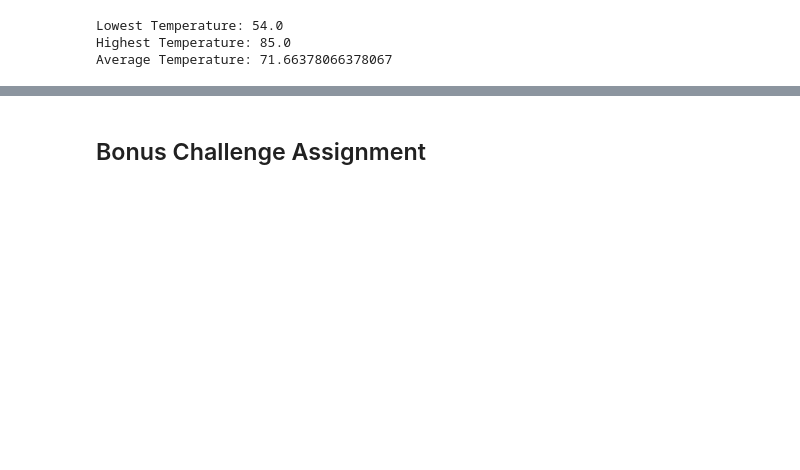
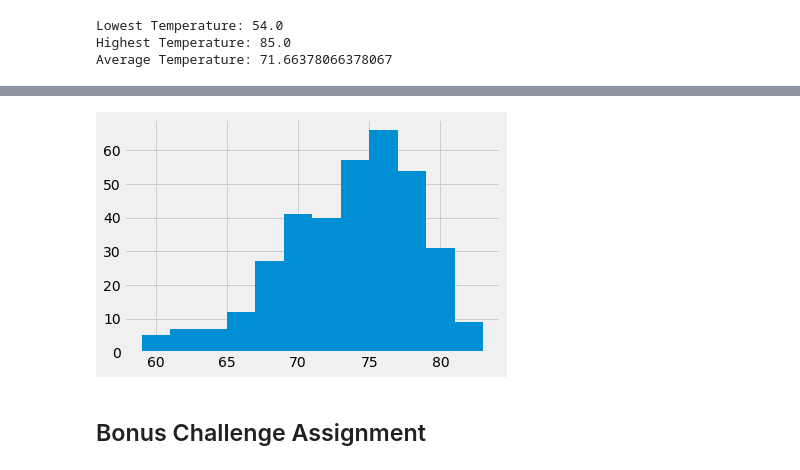
Before and after one commit to dianeyaneza/UWA-Data-Homework-SQLAlchemy-challenge, a Jupyter notebook: climate_starter.ipynb, the cells around one changed output, grey strips where cells are left out. Cells and saved outputs as stored; diff of their text form; code cells hidden in the pictures; blank space fills up the shorter version.

```diff
--- a/climate_starter.ipynb
+++ b/climate_starter.ipynb
@@ -170,3 +174,8 @@ print(f"Average Temperature: {average}")
 Lowest Temperature: 54.0
 Highest Temperature: 85.0
 Average Temperature: 71.66378066378067
+# %%
+# Choose the station with the highest number of temperature observations.
+# First, view all the stations total number of tobs
+tobs_recorded = session.query(Measurement.station, func.count(Measurement.tobs)).group_by(Measurement.station).order_by(func.count(Measurement.tobs).desc()).all()
+tobs_recorded
@@ -173,3 +209,4 @@ Average Temperature: 71.66378066378067
 # %%
 # Choose the station with the highest number of temperature observations.
-# Query the last 12 months of temperature observation data for this station and plot the results as a histogram
+highest_tobs = tobs_recorded[0][0]
+highest_tobs
@@ -175,0 +215,6 @@ Average Temperature: 71.66378066378067
+# %%
+# Query the last 12 months of temperature observation data for this station and
+htobs_last12 = last12mo = dt.datetime(2016, 8, 18)
+stat_htobs_last12 = session.query(Measurement.date, Measurement.station, Measurement.tobs).order_by(Measurement.date.desc()).filter(Measurement.station ==  highest_tobs).filter(Measurement.date > last12mo).all()
+stat_htobs_last12_df = pd.DataFrame(stat_htobs_last12)
+stat_htobs_last12_df
@@ -176,3 +235,9 @@ Average Temperature: 71.66378066378067
+# %%
+# Plot the results as a histogram
+plt.hist(stat_htobs_last12_df["tobs"], bins=12)
+plt.show()
+# %% [output]
+[figure, added]
 # %% [markdown]
 ## Bonus Challenge Assignment
 # %%
```
Also changed, not shown: parts of 6 cells of this notebook.
